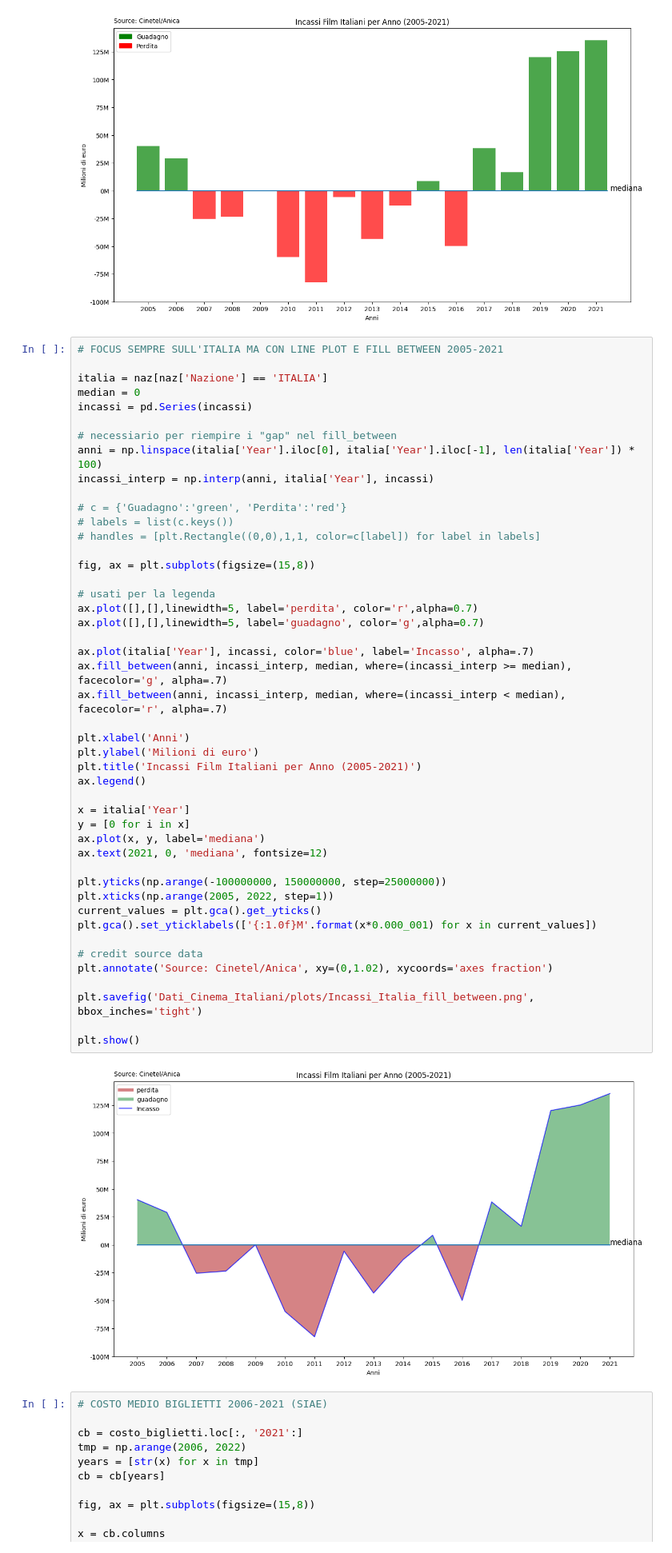
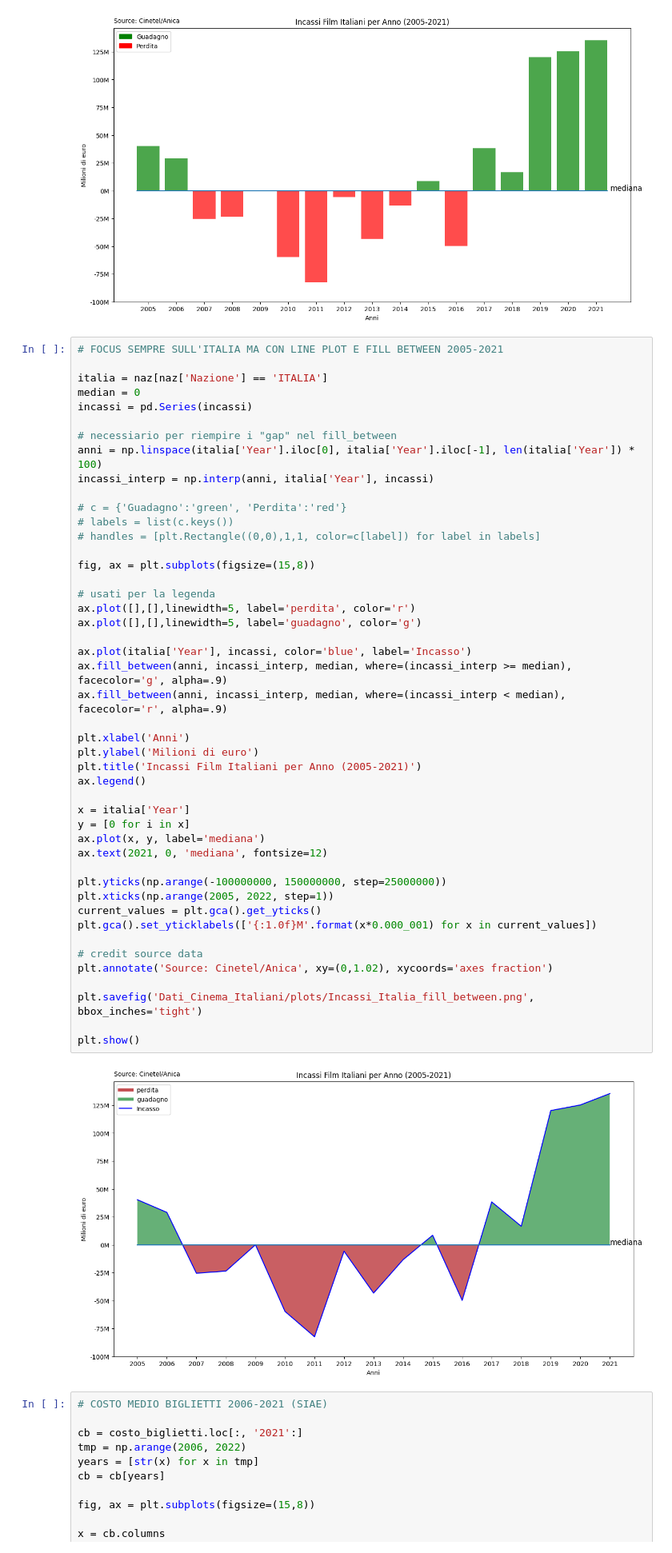
Before and after one commit to GitCass01/italian-cinemas-sciviz, a Jupyter notebook: Progetto.ipynb, the cells around one changed output. Shown at 80% size. Cells and saved outputs as stored; diff of their text form.

Commit message:
new plots

```diff
--- a/Progetto.ipynb
+++ b/Progetto.ipynb
@@ -139,39 +139,39 @@ incassi_interp = np.interp(anni, italia['Year'], incassi)
 # labels = list(c.keys())
 # handles = [plt.Rectangle((0,0),1,1, color=c[label]) for label in labels]
 
 fig, ax = plt.subplots(figsize=(15,8))
 
 # usati per la legenda
-ax.plot([],[],linewidth=5, label='perdita', color='r',alpha=0.7)
-ax.plot([],[],linewidth=5, label='guadagno', color='g',alpha=0.7)
+ax.plot([],[],linewidth=5, label='perdita', color='r')
+ax.plot([],[],linewidth=5, label='guadagno', color='g')
 
-ax.plot(italia['Year'], incassi, color='blue', label='Incasso', alpha=.7)
-ax.fill_between(anni, incassi_interp, median, where=(incassi_interp >= median), facecolor='g', alpha=.7)
-ax.fill_between(anni, incassi_interp, median, where=(incassi_interp < median), facecolor='r', alpha=.7)
+ax.plot(italia['Year'], incassi, color='blue', label='Incasso')
+ax.fill_between(anni, incassi_interp, median, where=(incassi_interp >= median), facecolor='g', alpha=.9)
+ax.fill_between(anni, incassi_interp, median, where=(incassi_interp < median), facecolor='r', alpha=.9)
 
 plt.xlabel('Anni')
 plt.ylabel('Milioni di euro')
 plt.title('Incassi Film Italiani per Anno (2005-2021)')
 ax.legend()
 
 x = italia['Year']
 y = [0 for i in x]
 ax.plot(x, y, label='mediana')
 ax.text(2021, 0, 'mediana', fontsize=12)
 
 plt.yticks(np.arange(-100000000, 150000000, step=25000000))
 plt.xticks(np.arange(2005, 2022, step=1))
 current_values = plt.gca().get_yticks()
 plt.gca().set_yticklabels(['{:1.0f}M'.format(x*0.000_001) for x in current_values])
 
 # credit source data
 plt.annotate('Source: Cinetel/Anica', xy=(0,1.02), xycoords='axes fraction')
 
 plt.savefig('Dati_Cinema_Italiani/plots/Incassi_Italia_fill_between.png', bbox_inches='tight')
 
 plt.show()
 # %% [output]
-[figure, old version]
+[figure, new version]
 # %%
 # COSTO MEDIO BIGLIETTI 2006-2021 (SIAE)
 
```
Also changed, not shown: 8 other files.
